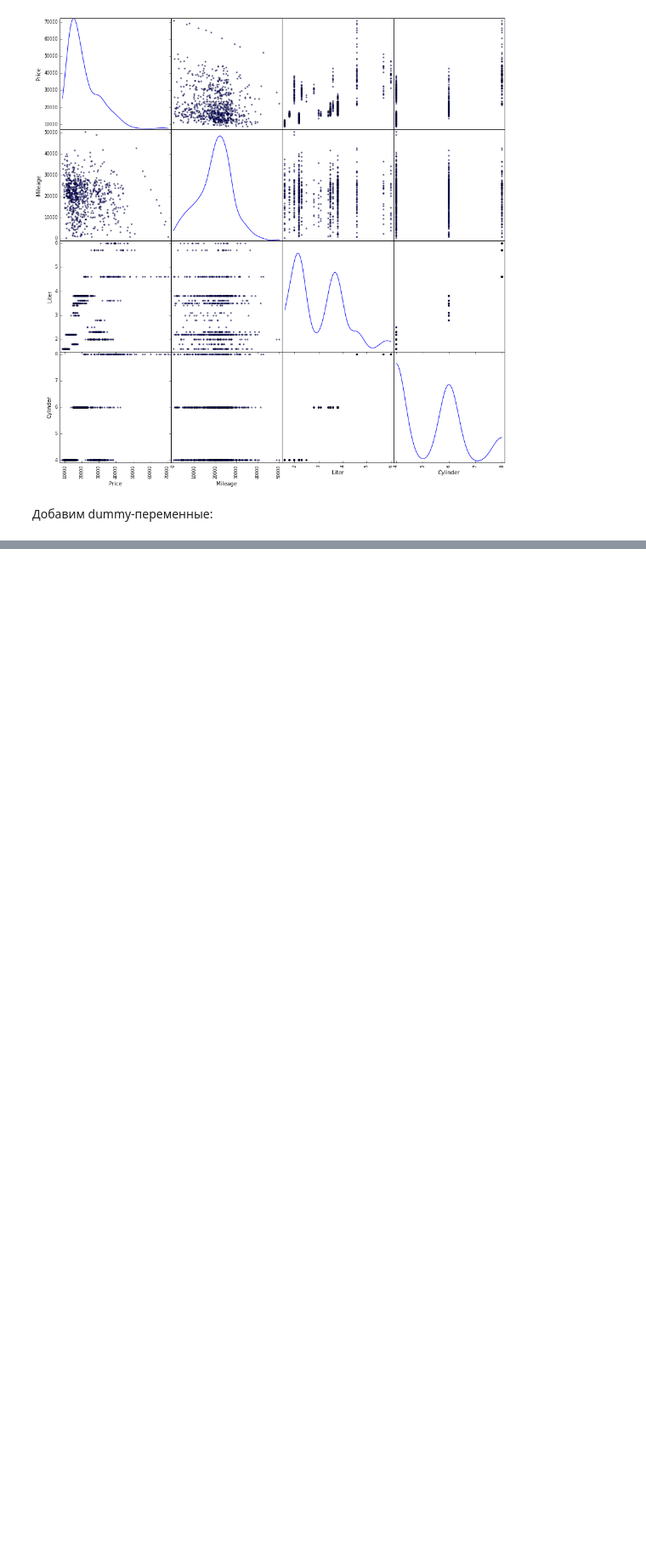
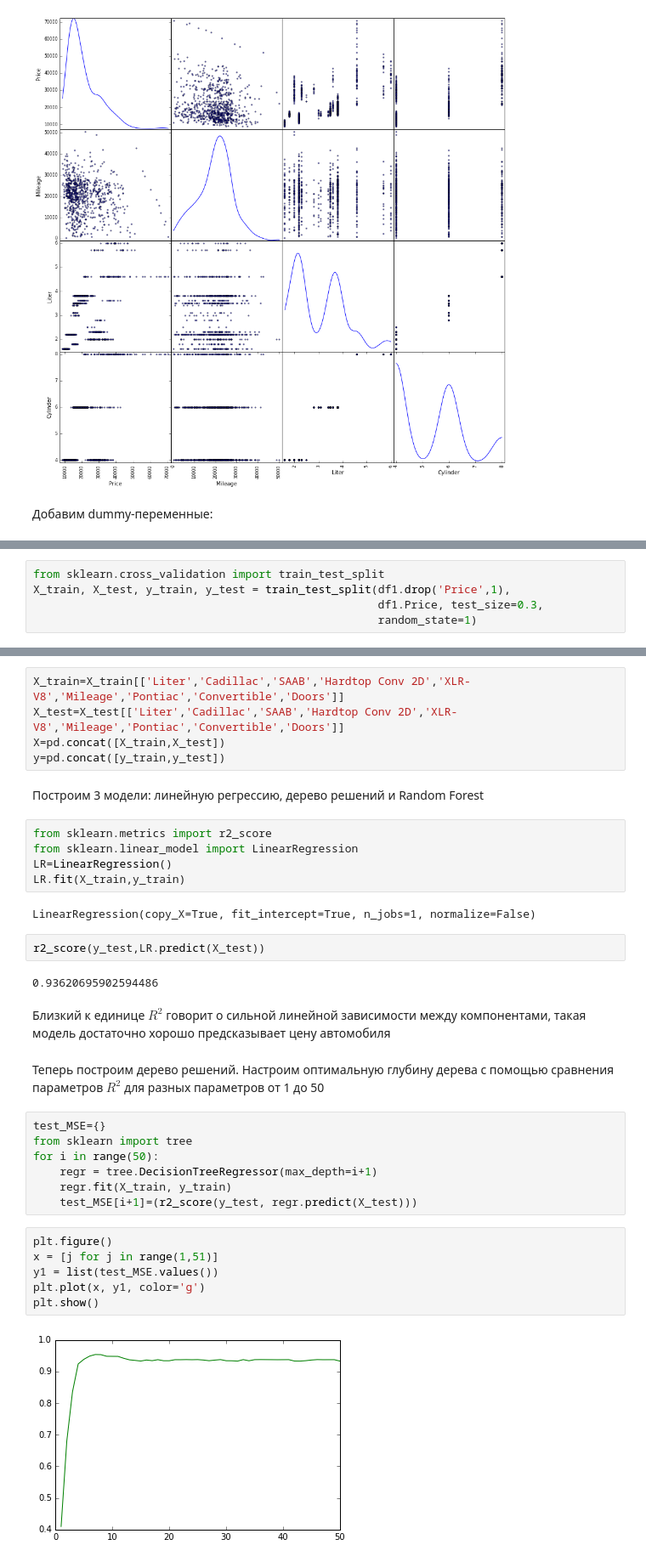
Before and after one commit to Andreidorokhov/Project_Dorokhov, a Jupyter notebook: project_Dorokhov.ipynb, the cells around one changed output, grey strips where cells are left out. Shown at 85% size. Saved outputs shown, nothing was run; the diff lists cells and outputs as text; blank space fills up the shorter version.

```diff
--- a/project_Dorokhov.ipynb
+++ b/project_Dorokhov.ipynb
@@ -158,0 +124,5 @@ cor.sort_values(by='Price',ascending =0)
+# %%
+from sklearn.cross_validation import train_test_split
+X_train, X_test, y_train, y_test = train_test_split(df1.drop('Price',1),
+                                                    df1.Price, test_size=0.3,
+                                                    random_state=1)
@@ -158,0 +175,37 @@ cor.sort_values(by='Price',ascending =0)
+# %%
+X_train=X_train[['Liter','Cadillac','SAAB','Hardtop Conv 2D','XLR-V8','Mileage','Pontiac','Convertible','Doors']]
+X_test=X_test[['Liter','Cadillac','SAAB','Hardtop Conv 2D','XLR-V8','Mileage','Pontiac','Convertible','Doors']]
+X=pd.concat([X_train,X_test])
+y=pd.concat([y_train,y_test])
+# %% [markdown]
+Построим 3 модели: линейную регрессию, дерево решений и Random Forest
+# %%
+from sklearn.metrics import r2_score
+from sklearn.linear_model import LinearRegression
+LR=LinearRegression()
+LR.fit(X_train,y_train)
+# %% [output]
+LinearRegression(copy_X=True, fit_intercept=True, n_jobs=1, normalize=False)
+# %%
+r2_score(y_test,LR.predict(X_test))
+# %% [output]
+0.93620695902594486
+# %% [markdown]
+Близкий к единице $R^2$ говорит о сильной линейной зависимости между компонентами, такая модель достаточно хорошо предсказывает цену автомобиля
+# %% [markdown]
+Теперь построим дерево решений. Настроим оптимальную глубину дерева с помощью сравнения параметров $R^2$ для разных параметров от 1 до 50
+# %%
+test_MSE={}
+from sklearn import tree
+for i in range(50):
+    regr = tree.DecisionTreeRegressor(max_depth=i+1)
+    regr.fit(X_train, y_train)
+    test_MSE[i+1]=(r2_score(y_test, regr.predict(X_test)))
+# %%
+plt.figure()
+x = [j for j in range(1,51)]
+y1 = list(test_MSE.values())
+plt.plot(x, y1, color='g')
+plt.show()
+# %% [output]
+[figure, added]
```
Also changed, not shown: parts of 25 cells of this notebook.
